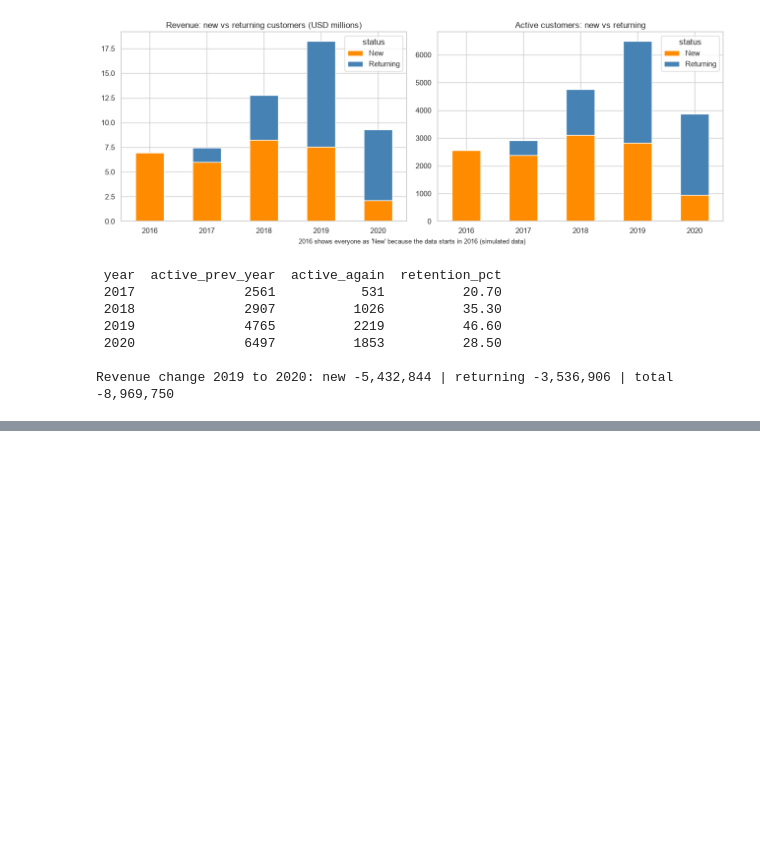
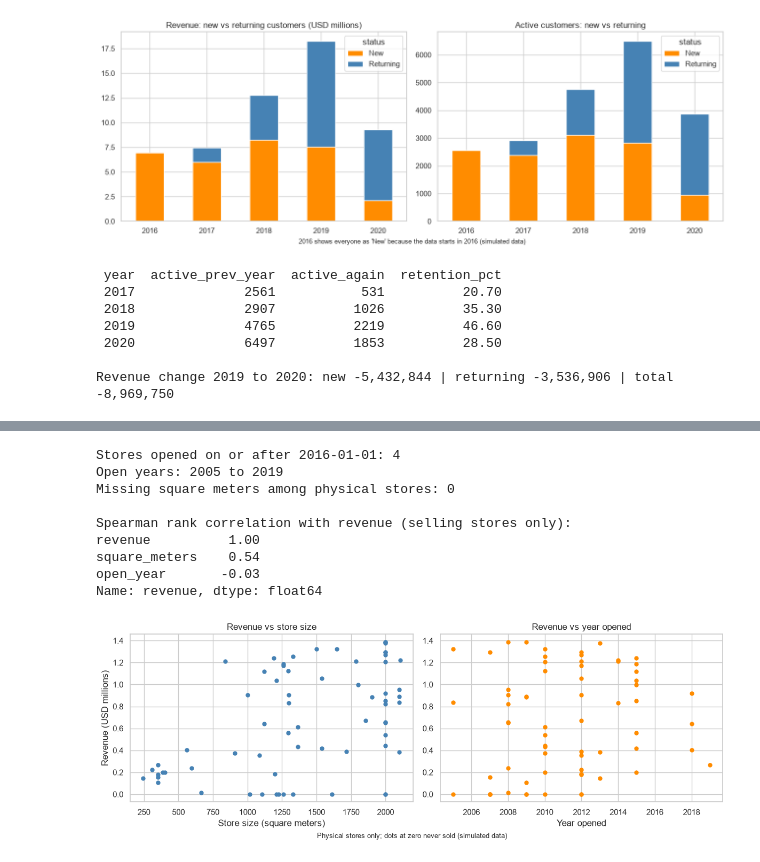
Before and after one commit to Mohsintahseen/sales-intelligence-system, a Jupyter notebook: notebooks/01_eda_overview.ipynb, the cells around one changed output, grey strips where cells are left out. Saved outputs shown, nothing was run; the diff lists cells and outputs as text; code cells hidden in the pictures; blank space fills up the shorter version.

```diff
--- a/notebooks/01_eda_overview.ipynb
+++ b/notebooks/01_eda_overview.ipynb
@@ -294,0 +347,36 @@ Revenue change 2019 to 2020: new -5,432,844 | returning -3,536,906 | total -8,96
+# %%
+data_start = pd.Timestamp("2016-01-01")
+physical["open_year"] = physical["open_date"].dt.year
+physical["opened_in_window"] = physical["open_date"] >= data_start
+
+print("Stores opened on or after 2016-01-01:", physical["opened_in_window"].sum())
+print("Open years:", physical["open_year"].min(), "to", physical["open_year"].max())
+print("Missing square meters among physical stores:", physical["square_meters"].isna().sum())
+
+selling = physical[physical["revenue"] > 0]
+print("\nSpearman rank correlation with revenue (selling stores only):")
+print(selling[["revenue", "square_meters", "open_year"]].corr(method="spearman").round(2)["revenue"])
+
+fig, axes = plt.subplots(1, 2, figsize=(12, 4.5))
+axes[0].scatter(physical["square_meters"], physical["revenue"] / 1e6, s=25, color="steelblue")
+axes[0].set_xlabel("Store size (square meters)")
+axes[0].set_ylabel("Revenue (USD millions)")
+axes[0].set_title("Revenue vs store size")
+axes[1].scatter(physical["open_year"], physical["revenue"] / 1e6, s=25, color="darkorange")
+axes[1].set_xlabel("Year opened")
+axes[1].set_title("Revenue vs year opened")
+plt.suptitle("Physical stores only; dots at zero never sold (simulated data)", y=0.02, fontsize=9)
+plt.tight_layout()
+plt.savefig("../reports/figures/store_size_age.png", dpi=150, bbox_inches="tight")
+plt.show()
+# %% [output]
+Stores opened on or after 2016-01-01: 4
+Open years: 2005 to 2019
+Missing square meters among physical stores: 0
+
+Spearman rank correlation with revenue (selling stores only):
+revenue          1.00
+square_meters    0.54
+open_year       -0.03
+Name: revenue, dtype: float64
+[figure, added]
```
Also changed, not shown: parts of 5 cells of this notebook, 3 other files.
